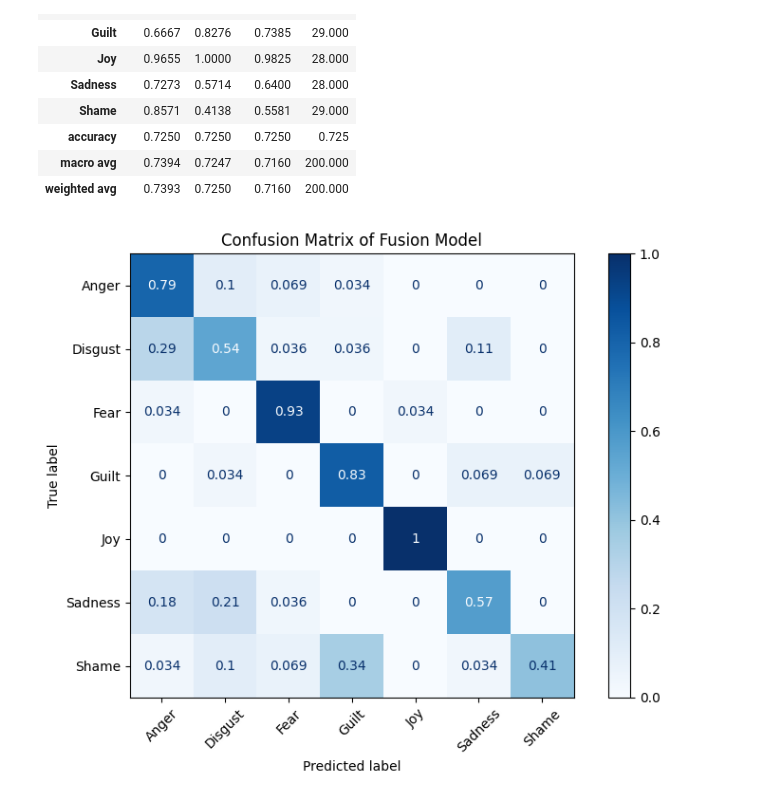
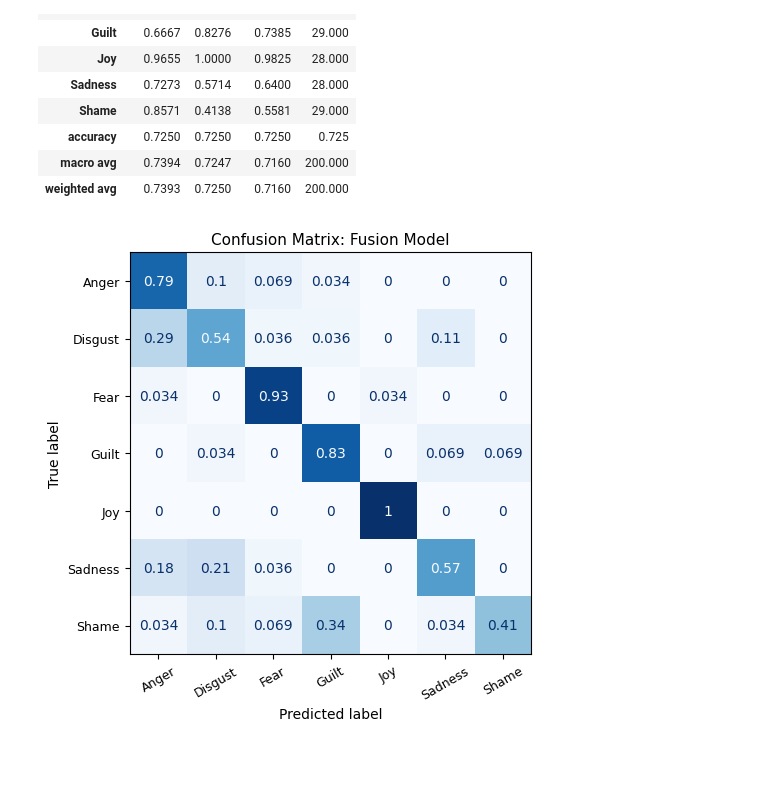
Before and after one commit to jempio/cog403-final-project, a Jupyter notebook: COG403_Project_Code.ipynb, the cells around one changed output. Cells and saved outputs as stored; diff of their text form; code cells hidden in the pictures; blank space fills up the shorter version.

Commit message:
added: figures

```diff
--- a/COG403_Project_Code.ipynb
+++ b/COG403_Project_Code.ipynb
@@ -530,19 +530,31 @@ Fusion Classification Report
 | macro avg | 0.7394 | 0.7247 | 0.7160 | 200.000 |
 | weighted avg | 0.7393 | 0.7250 | 0.7160 | 200.000 |
 # %%
-# Normalized confusion matrix for the fusion model
-fig, ax = plt.subplots(figsize=(8, 6))
+import os
+import matplotlib.pyplot as plt
+from sklearn.metrics import ConfusionMatrixDisplay
+
+os.makedirs("figures", exist_ok=True)
+
+fig, ax = plt.subplots(figsize=(6.2, 5.0))
+
 ConfusionMatrixDisplay.from_predictions(
     y_test,
     fused_prediction,
     display_labels=label_encoder.classes_,
     normalize="true",
+    xticks_rotation=30,
     cmap="Blues",
-    xticks_rotation=45,
     ax=ax,
+    colorbar=False,
 )
-ax.set_title("Confusion Matrix of Fusion Model")
-plt.tight_layout()
+
+ax.set_title("Confusion Matrix: Fusion Model", fontsize=11)
+ax.tick_params(axis="x", labelsize=9)
+ax.tick_params(axis="y", labelsize=9)
+
+plt.tight_layout(pad=0.4)
+plt.savefig("figures/confusion_matrix.pdf", bbox_inches="tight")
 plt.show()
 # %% [output]
-[figure, old version]
+[figure, new version]
```
Also changed, not shown: 9 other files.
